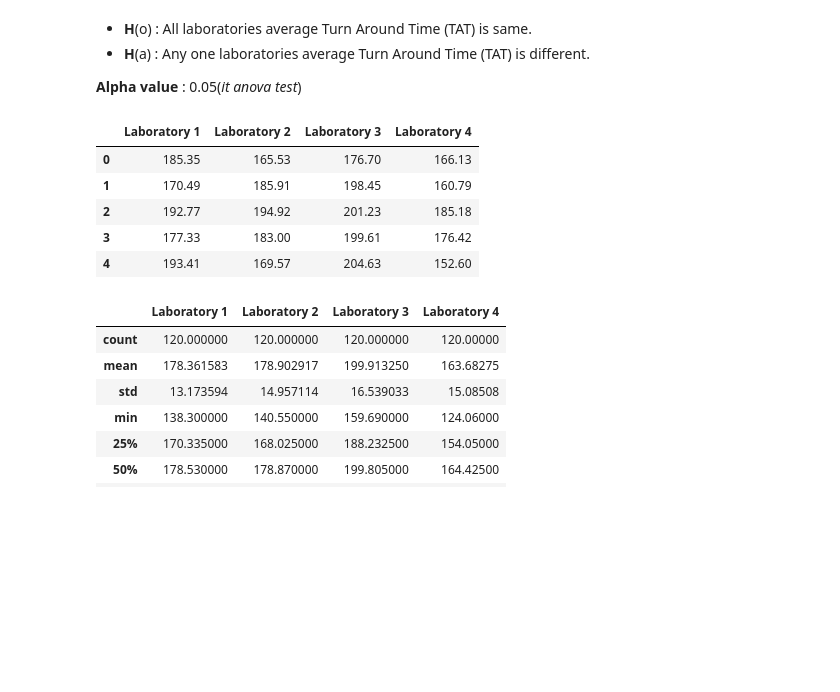
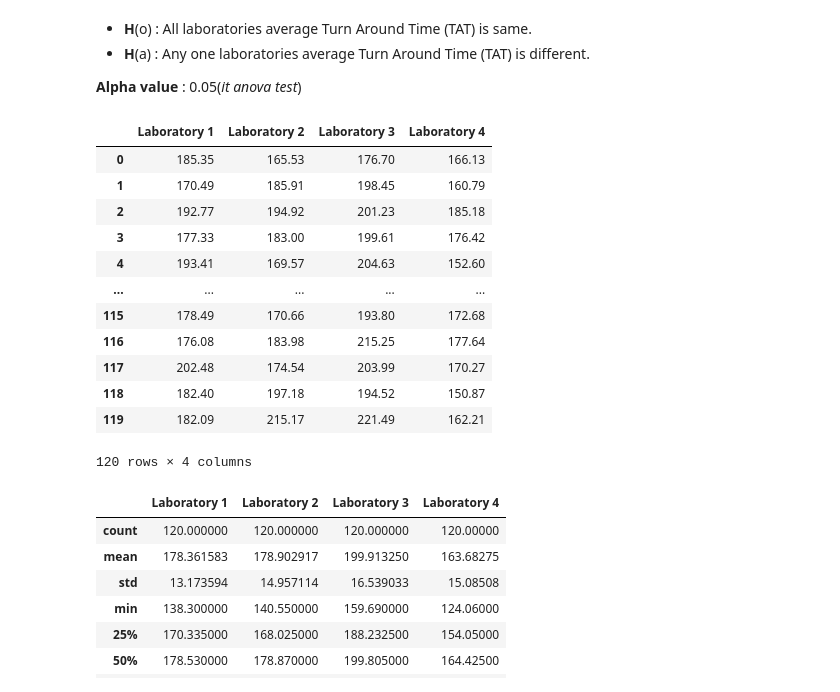
Before and after one commit to kunal-mallick/Data-Science-Assignments, a Jupyter notebook: Hypothesis Testing/Code/Q2.ipynb, the cells around one changed output. Saved outputs shown, nothing was run; the diff lists cells and outputs as text; code cells hidden in the pictures; blank space fills up the shorter version.

```diff
--- a/Hypothesis Testing/Code/Q2.ipynb
+++ b/Hypothesis Testing/Code/Q2.ipynb
@@ -23,14 +24,21 @@ plt.rcParams['figure.dpi'] = 200
 **Alpha value** : 0.05(*it anova test*)
 # %%
 df = pd.read_csv('https://raw.githubusercontent.com/kunal-mallick/Data-Science-Assignments/main/Hypothesis%20Testing/Dataset/LabTAT.csv')
-df.head()
+df
 # %% [output]
 |  | Laboratory 1 | Laboratory 2 | Laboratory 3 | Laboratory 4 |
 | 0 | 185.35 | 165.53 | 176.70 | 166.13 |
 | 1 | 170.49 | 185.91 | 198.45 | 160.79 |
 | 2 | 192.77 | 194.92 | 201.23 | 185.18 |
 | 3 | 177.33 | 183.00 | 199.61 | 176.42 |
 | 4 | 193.41 | 169.57 | 204.63 | 152.60 |
+| ... | ... | ... | ... | ... |
+| 115 | 178.49 | 170.66 | 193.80 | 172.68 |
+| 116 | 176.08 | 183.98 | 215.25 | 177.64 |
+| 117 | 202.48 | 174.54 | 203.99 | 170.27 |
+| 118 | 182.40 | 197.18 | 194.52 | 150.87 |
+| 119 | 182.09 | 215.17 | 221.49 | 162.21 |
+120 rows × 4 columns
 # %%
 df.describe()
 # %% [output]
```
Also changed, not shown: parts of 5 cells of this notebook.
